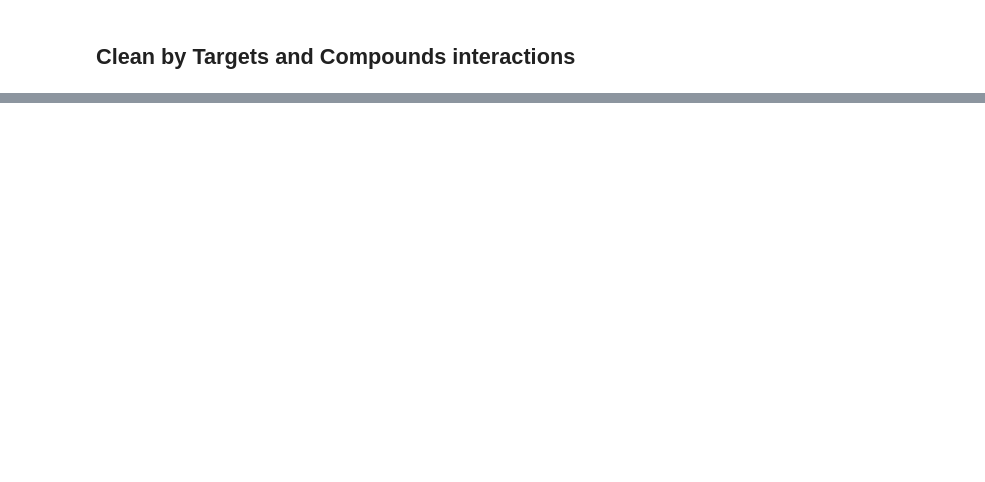
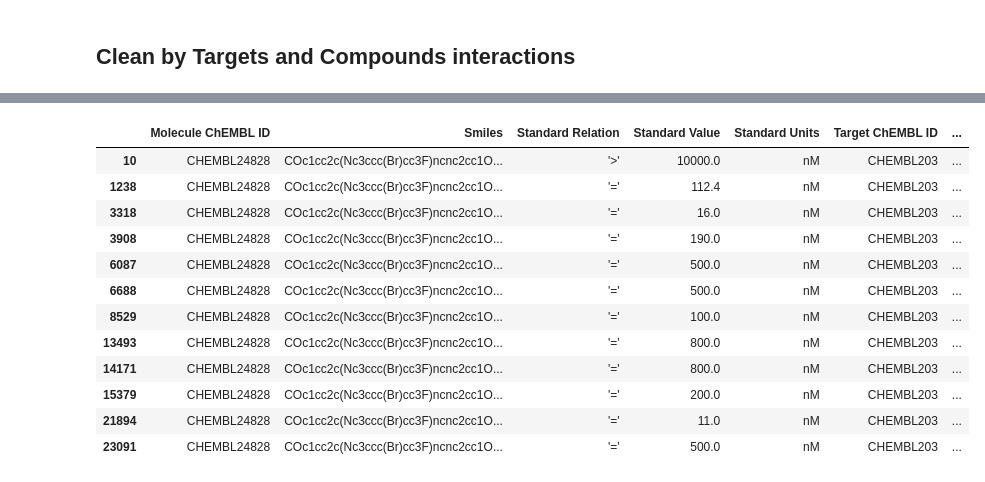
Before and after one commit to kperveen/dti-chembl, a Jupyter notebook: Cleaning-Bioactivities.ipynb, the cells around one changed output, grey strips where cells are left out. Cells and saved outputs as stored; diff of their text form; code cells hidden in the pictures; blank space fills up the shorter version.

```diff
--- a/Cleaning-Bioactivities.ipynb
+++ b/Cleaning-Bioactivities.ipynb
@@ -166,6 +260,6 @@ See the caveats in the documentation: https://pandas.pydata.org/pandas-docs/stab
 # %%
 target_mol_inter = group_data.to_frame()
-counter_values = target_mol_inter[target_mol_inter['COUNTER_INT'] >= 10]
+counter_values = target_mol_inter[target_mol_inter['COUNTER_INT'] == 1]
 list_interactions = list(set(counter_values.index))
 a_list = [a_tuple[1:] for a_tuple in list_interactions]
 
@@ -174,5 +268,5 @@ targets = []
 for t in set(a_list):
     targets.append(t[0])
 
-print('Targets with greater than 10 interactions are \n\n{} '.format(targets))
+print('Targets with  1 interactions are \n\n{} '.format(targets))
 # %% [output]
@@ -186,0 +283,16 @@ target_mol_data.shape
+# %%
+target_mol_data[(target_mol_data["Target ChEMBL ID"] == "CHEMBL203") & (target_mol_data["Molecule ChEMBL ID"] == "CHEMBL24828")]
+# %% [output]
+|  | Molecule ChEMBL ID | Smiles | Standard Relation | Standard Value | Standard Units | Target ChEMBL ID | ... |
+| 10 | CHEMBL24828 | COc1cc2c(Nc3ccc(Br)cc3F)ncnc2cc1O... | '>' | 10000.0 | nM | CHEMBL203 | ... |
+| 1238 | CHEMBL24828 | COc1cc2c(Nc3ccc(Br)cc3F)ncnc2cc1O... | '=' | 112.4 | nM | CHEMBL203 | ... |
+| 3318 | CHEMBL24828 | COc1cc2c(Nc3ccc(Br)cc3F)ncnc2cc1O... | '=' | 16.0 | nM | CHEMBL203 | ... |
+| 3908 | CHEMBL24828 | COc1cc2c(Nc3ccc(Br)cc3F)ncnc2cc1O... | '=' | 190.0 | nM | CHEMBL203 | ... |
+| 6087 | CHEMBL24828 | COc1cc2c(Nc3ccc(Br)cc3F)ncnc2cc1O... | '=' | 500.0 | nM | CHEMBL203 | ... |
+| 6688 | CHEMBL24828 | COc1cc2c(Nc3ccc(Br)cc3F)ncnc2cc1O... | '=' | 500.0 | nM | CHEMBL203 | ... |
+| 8529 | CHEMBL24828 | COc1cc2c(Nc3ccc(Br)cc3F)ncnc2cc1O... | '=' | 100.0 | nM | CHEMBL203 | ... |
+| 13493 | CHEMBL24828 | COc1cc2c(Nc3ccc(Br)cc3F)ncnc2cc1O... | '=' | 800.0 | nM | CHEMBL203 | ... |
+| 14171 | CHEMBL24828 | COc1cc2c(Nc3ccc(Br)cc3F)ncnc2cc1O... | '=' | 800.0 | nM | CHEMBL203 | ... |
+| 15379 | CHEMBL24828 | COc1cc2c(Nc3ccc(Br)cc3F)ncnc2cc1O... | '=' | 200.0 | nM | CHEMBL203 | ... |
+| 21894 | CHEMBL24828 | COc1cc2c(Nc3ccc(Br)cc3F)ncnc2cc1O... | '=' | 11.0 | nM | CHEMBL203 | ... |
+| 23091 | CHEMBL24828 | COc1cc2c(Nc3ccc(Br)cc3F)ncnc2cc1O... | '=' | 500.0 | nM | CHEMBL203 | ... |
```
Also changed, not shown: parts of 18 cells of this notebook.
